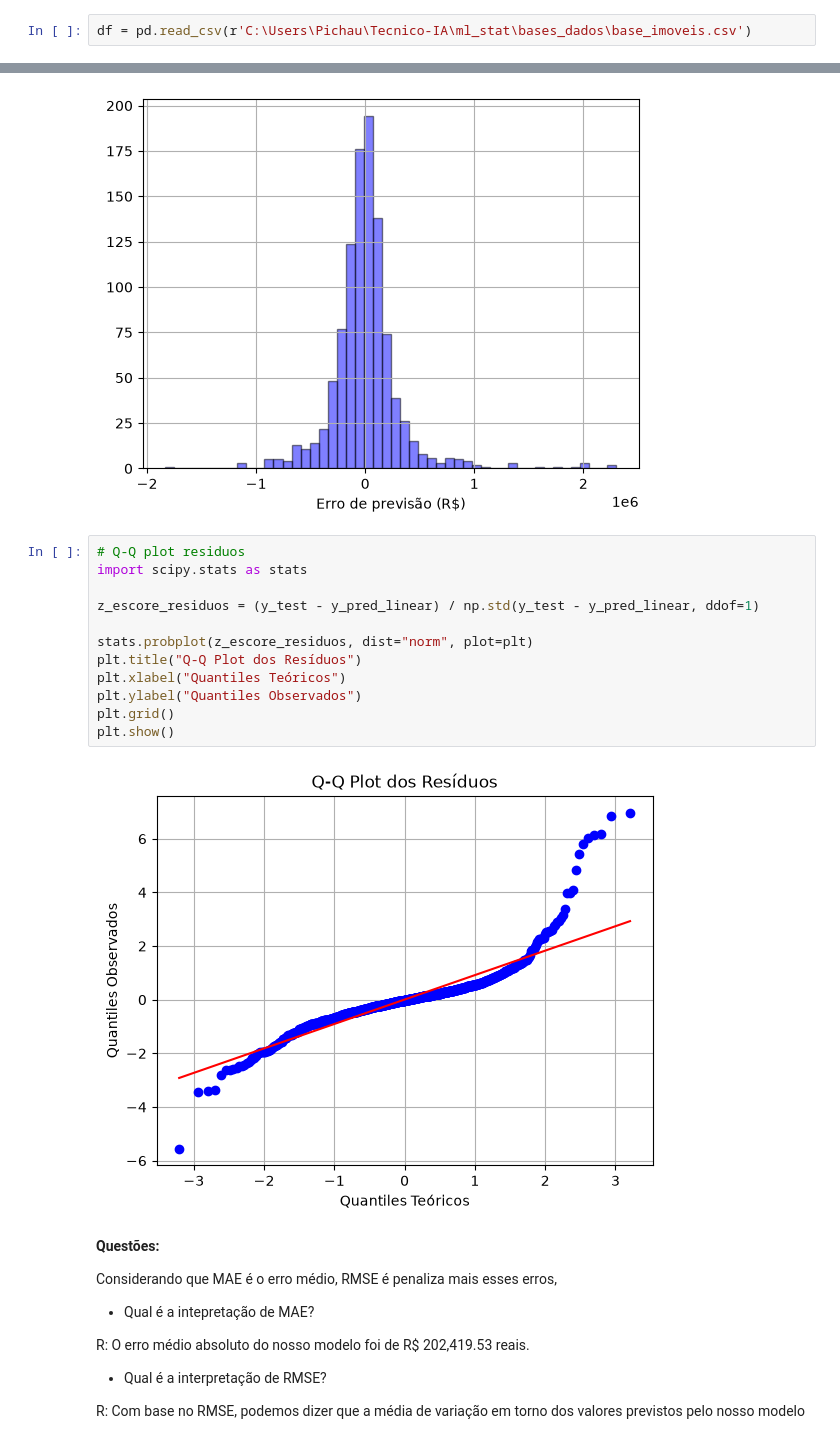
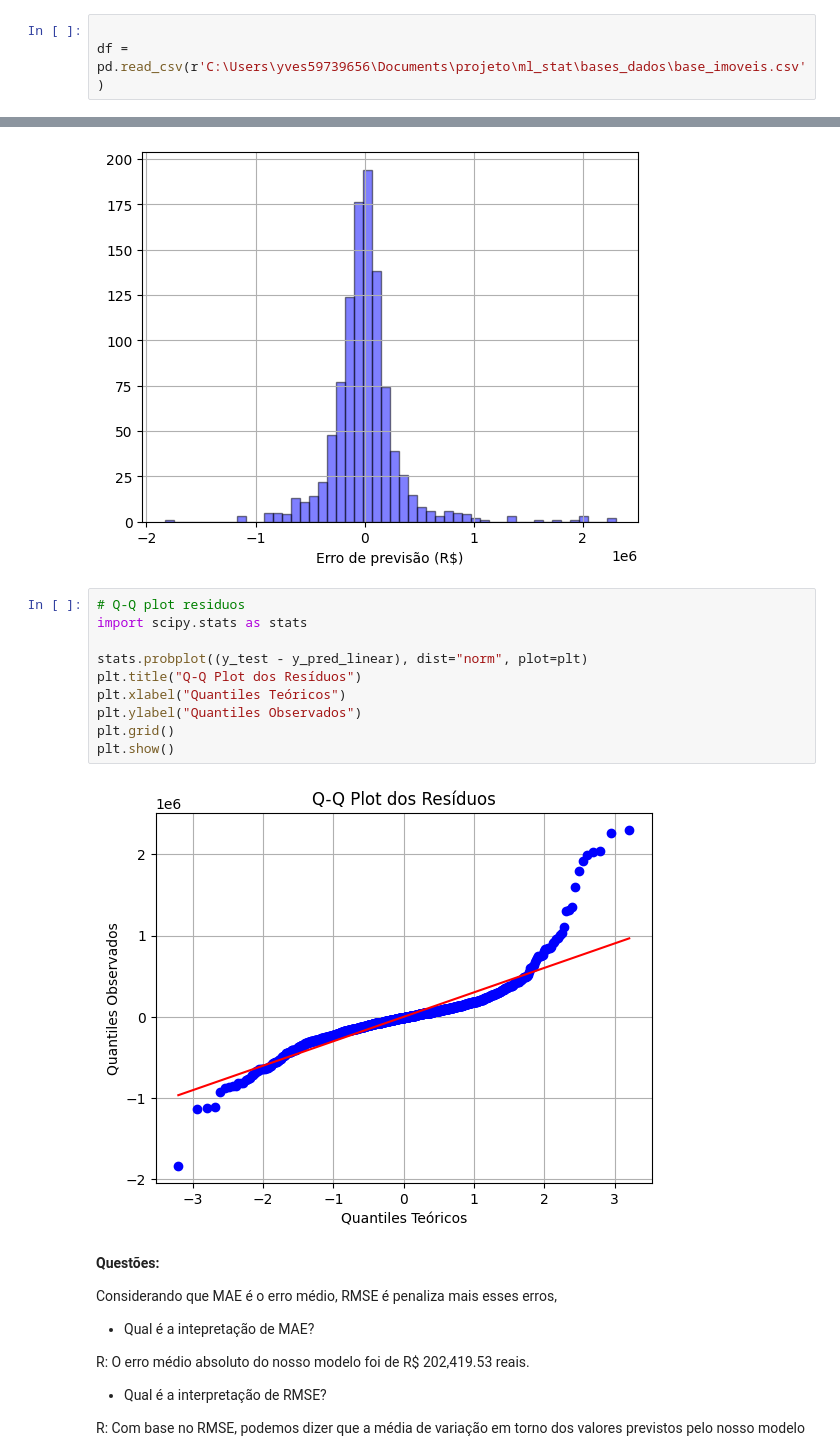
Before and after one commit to yveskleny/ml_stat, a Jupyter notebook: base_modelos_ML/notebook_exercicios.ipynb, the cells around one changed output, grey strips where cells are left out. Drawn from its saved outputs; the diff is of its cells as text.

```diff
--- a/base_modelos_ML/notebook_exercicios.ipynb
+++ b/base_modelos_ML/notebook_exercicios.ipynb
@@ -13,7 +13,8 @@ import seaborn as sns
 
 *Lembrar de copiar no caminho do arquivo csv na pasta base_dados
 # %%
-df = pd.read_csv(r'C:\Users\Pichau\Tecnico-IA\ml_stat\bases_dados\base_imoveis.csv')
+
+df = pd.read_csv(r'C:\Users\yves59739656\Documents\projeto\ml_stat\bases_dados\base_imoveis.csv')
 # %% [markdown]
 **EDA - ANÁLISE EXPLORATÓRIA DOS DADOS**
 # %%
@@ -187,17 +214,15 @@ plt.show()
 # %%
 # Q-Q plot residuos
 import scipy.stats as stats
 
-z_escore_residuos = (y_test - y_pred_linear) / np.std(y_test - y_pred_linear, ddof=1)
-
-stats.probplot(z_escore_residuos, dist="norm", plot=plt)
+stats.probplot((y_test - y_pred_linear), dist="norm", plot=plt)
 plt.title("Q-Q Plot dos Resíduos")
 plt.xlabel("Quantiles Teóricos")
 plt.ylabel("Quantiles Observados")
 plt.grid()
 plt.show()
 # %% [output]
-[figure, old version]
+[figure, new version]
 # %% [markdown]
 **Questões:**
 
```
Also changed, not shown: parts of 5 cells of this notebook, 1 other file.
